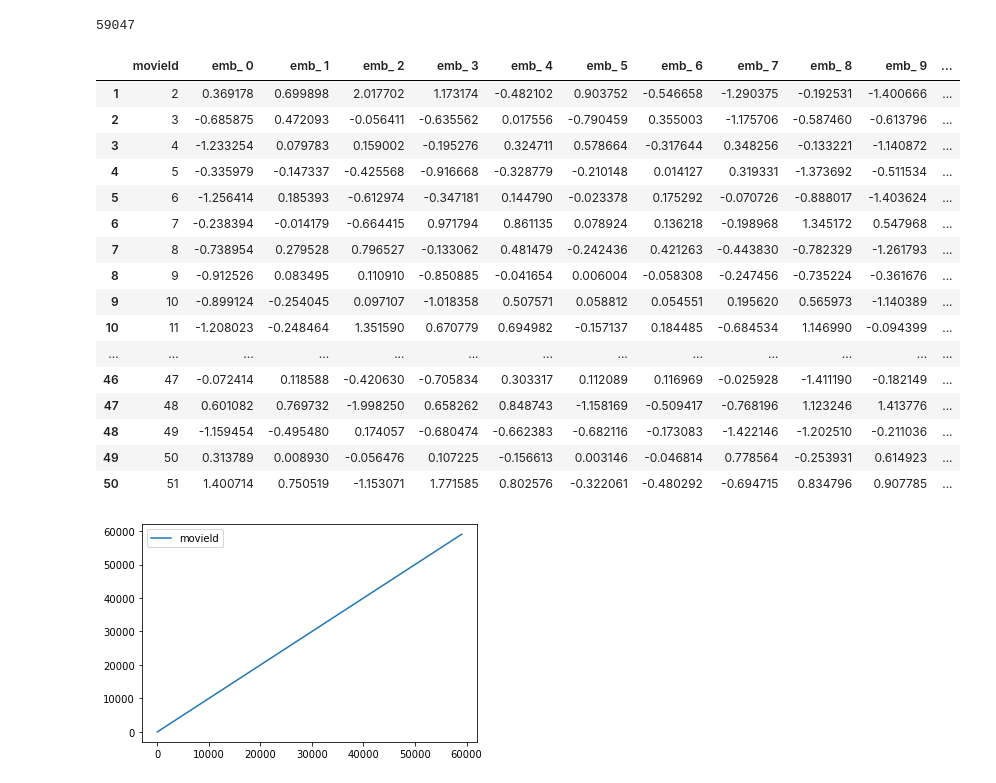
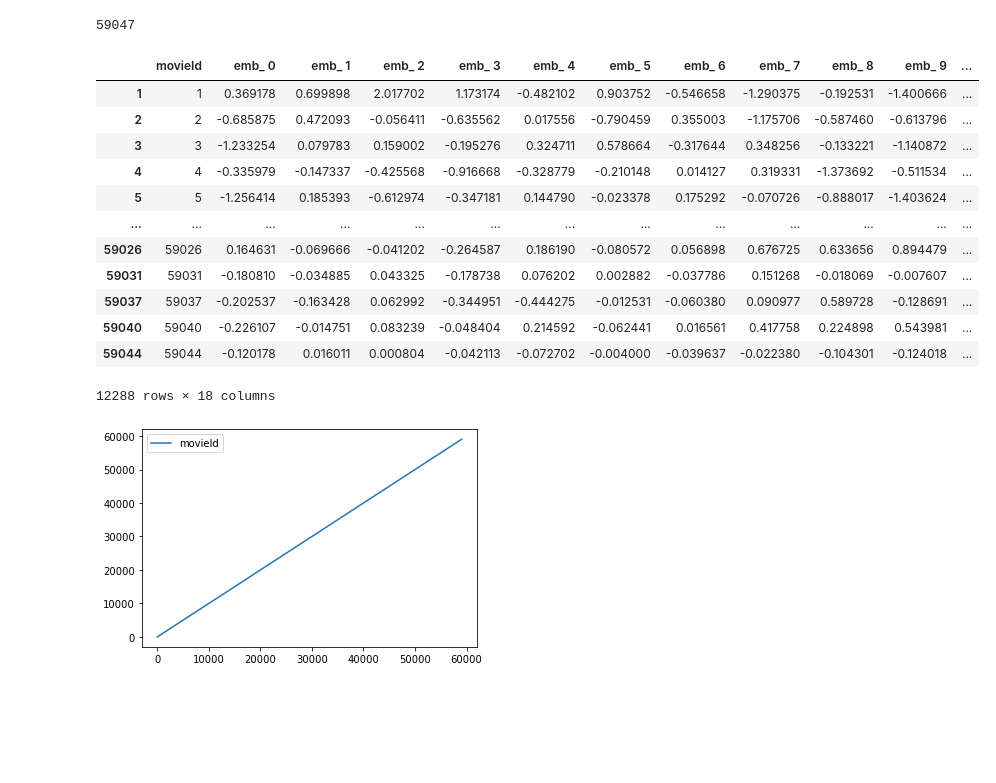
Before and after one commit to vincentlewi/import-group_name, a Jupyter notebook: CFCB.ipynb, the cells around one changed output. Cells and saved outputs as stored; diff of their text form; code cells hidden in the pictures; blank space fills up the shorter version.

```diff
--- a/CFCB.ipynb
+++ b/CFCB.ipynb
@@ -117,22 +117,18 @@ df_movies_embeddings.reset_index(inplace=True)
 df_movies_embeddings.rename(columns={"index":"movieId"}, inplace=True)
 df_movies_embeddings = df_movies_embeddings.merge(movies[["movieId", "title"]].drop_duplicates(), how="left", on="movieId").dropna()
 # %%
-df_movies_embeddings.head(50)
+df_movies_embeddings
 # %% [output]
 |  | movieId | emb_ 0 | emb_ 1 | emb_ 2 | emb_ 3 | emb_ 4 | emb_ 5 | emb_ 6 | emb_ 7 | emb_ 8 | emb_ 9 | ... |
-| 1 | 2 | 0.369178 | 0.699898 | 2.017702 | 1.173174 | -0.482102 | 0.903752 | -0.546658 | -1.290375 | -0.192531 | -1.400666 | ... |
-| 2 | 3 | -0.685875 | 0.472093 | -0.056411 | -0.635562 | 0.017556 | -0.790459 | 0.355003 | -1.175706 | -0.587460 | -0.613796 | ... |
-| 3 | 4 | -1.233254 | 0.079783 | 0.159002 | -0.195276 | 0.324711 | 0.578664 | -0.317644 | 0.348256 | -0.133221 | -1.140872 | ... |
-| 4 | 5 | -0.335979 | -0.147337 | -0.425568 | -0.916668 | -0.328779 | -0.210148 | 0.014127 | 0.319331 | -1.373692 | -0.511534 | ... |
-| 5 | 6 | -1.256414 | 0.185393 | -0.612974 | -0.347181 | 0.144790 | -0.023378 | 0.175292 | -0.070726 | -0.888017 | -1.403624 | ... |
-| 6 | 7 | -0.238394 | -0.014179 | -0.664415 | 0.971794 | 0.861135 | 0.078924 | 0.136218 | -0.198968 | 1.345172 | 0.547968 | ... |
-| 7 | 8 | -0.738954 | 0.279528 | 0.796527 | -0.133062 | 0.481479 | -0.242436 | 0.421263 | -0.443830 | -0.782329 | -1.261793 | ... |
-| 8 | 9 | -0.912526 | 0.083495 | 0.110910 | -0.850885 | -0.041654 | 0.006004 | -0.058308 | -0.247456 | -0.735224 | -0.361676 | ... |
-| 9 | 10 | -0.899124 | -0.254045 | 0.097107 | -1.018358 | 0.507571 | 0.058812 | 0.054551 | 0.195620 | 0.565973 | -1.140389 | ... |
-| 10 | 11 | -1.208023 | -0.248464 | 1.351590 | 0.670779 | 0.694982 | -0.157137 | 0.184485 | -0.684534 | 1.146990 | -0.094399 | ... |
+| 1 | 1 | 0.369178 | 0.699898 | 2.017702 | 1.173174 | -0.482102 | 0.903752 | -0.546658 | -1.290375 | -0.192531 | -1.400666 | ... |
+| 2 | 2 | -0.685875 | 0.472093 | -0.056411 | -0.635562 | 0.017556 | -0.790459 | 0.355003 | -1.175706 | -0.587460 | -0.613796 | ... |
+| 3 | 3 | -1.233254 | 0.079783 | 0.159002 | -0.195276 | 0.324711 | 0.578664 | -0.317644 | 0.348256 | -0.133221 | -1.140872 | ... |
+| 4 | 4 | -0.335979 | -0.147337 | -0.425568 | -0.916668 | -0.328779 | -0.210148 | 0.014127 | 0.319331 | -1.373692 | -0.511534 | ... |
+| 5 | 5 | -1.256414 | 0.185393 | -0.612974 | -0.347181 | 0.144790 | -0.023378 | 0.175292 | -0.070726 | -0.888017 | -1.403624 | ... |
 | ... | ... | ... | ... | ... | ... | ... | ... | ... | ... | ... | ... | ... |
-| 46 | 47 | -0.072414 | 0.118588 | -0.420630 | -0.705834 | 0.303317 | 0.112089 | 0.116969 | -0.025928 | -1.411190 | -0.182149 | ... |
-| 47 | 48 | 0.601082 | 0.769732 | -1.998250 | 0.658262 | 0.848743 | -1.158169 | -0.509417 | -0.768196 | 1.123246 | 1.413776 | ... |
-| 48 | 49 | -1.159454 | -0.495480 | 0.174057 | -0.680474 | -0.662383 | -0.682116 | -0.173083 | -1.422146 | -1.202510 | -0.211036 | ... |
-| 49 | 50 | 0.313789 | 0.008930 | -0.056476 | 0.107225 | -0.156613 | 0.003146 | -0.046814 | 0.778564 | -0.253931 | 0.614923 | ... |
-| 50 | 51 | 1.400714 | 0.750519 | -1.153071 | 1.771585 | 0.802576 | -0.322061 | -0.480292 | -0.694715 | 0.834796 | 0.907785 | ... |
+| 59026 | 59026 | 0.164631 | -0.069666 | -0.041202 | -0.264587 | 0.186190 | -0.080572 | 0.056898 | 0.676725 | 0.633656 | 0.894479 | ... |
+| 59031 | 59031 | -0.180810 | -0.034885 | 0.043325 | -0.178738 | 0.076202 | 0.002882 | -0.037786 | 0.151268 | -0.018069 | -0.007607 | ... |
+| 59037 | 59037 | -0.202537 | -0.163428 | 0.062992 | -0.344951 | -0.444275 | -0.012531 | -0.060380 | 0.090977 | 0.589728 | -0.128691 | ... |
+| 59040 | 59040 | -0.226107 | -0.014751 | 0.083239 | -0.048404 | 0.214592 | -0.062441 | 0.016561 | 0.417758 | 0.224898 | 0.543981 | ... |
+| 59044 | 59044 | -0.120178 | 0.016011 | 0.000804 | -0.042113 | -0.072702 | -0.004000 | -0.039637 | -0.022380 | -0.104301 | -0.124018 | ... |
+12288 rows × 18 columns
```
Also changed, not shown: parts of 1 cell of this notebook, 4 other files.
